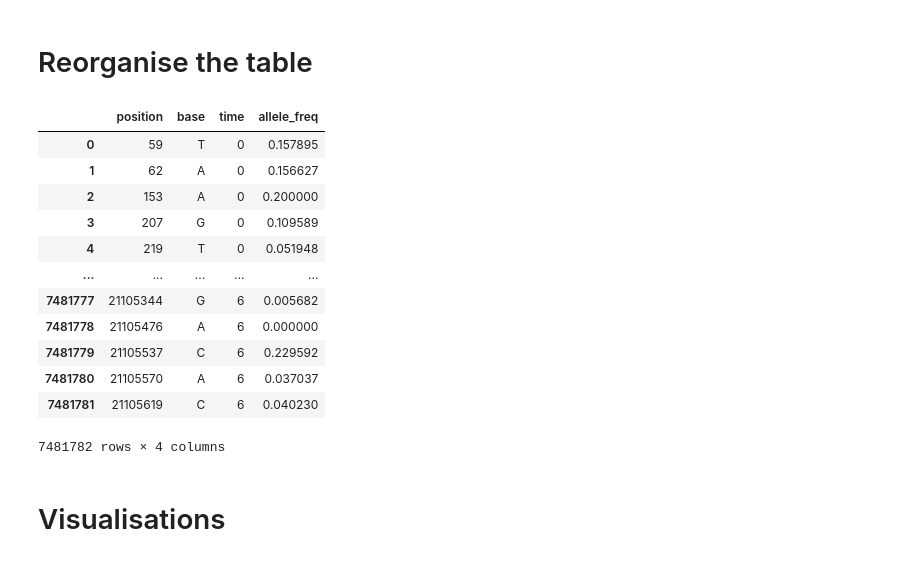
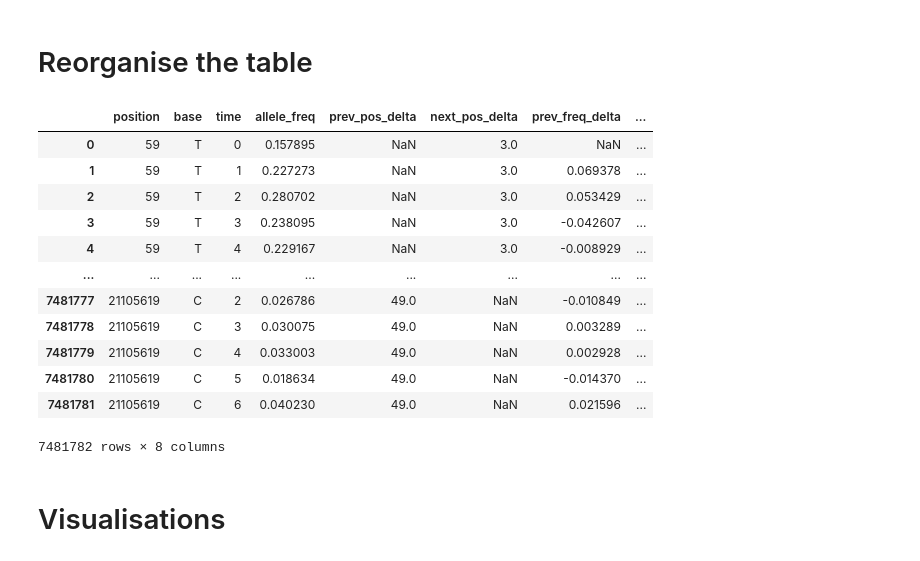
Before and after one commit to Vostanis/predicting_DFE, a Jupyter notebook: notebooks/00_explore.ipynb, the cells around one changed output. Drawn from its saved outputs; the diff is of its cells as text; code cells hidden in the pictures.

Commit message:
next/prev frequency is promising

```diff
--- a/notebooks/00_explore.ipynb
+++ b/notebooks/00_explore.ipynb
@@ -121,46 +121,59 @@ time_columns = [
     'Dsim_Fl_Base_1',
     'Dsim_Fl_Hot_F10_1',
     'Dsim_Fl_Hot_F20_1',
     'Dsim_Fl_Hot_F30_1',
     'Dsim_Fl_Hot_F40_1',
     'Dsim_Fl_Hot_F50_1',
     'Dsim_Fl_Hot_F60_1'
 ]
 
 # Pivot the raw data
 df = raw.melt(
     id_vars=['chromosome', 'position', 'base'],
     value_vars=time_columns,
     var_name='generation_id',
     value_name='allele_count'
 )
 
 # Pull the time & allele frequency from the original data
 df['time'] = df['generation_id'].map(times)
 df['allele_freq'] = [
     alleleFrequency(base, count)
     for base, count in zip(df['base'], df['allele_count'])
 ]
 
 # Drop waste columns
 df.drop(columns=['chromosome', 'generation_id', 'allele_count'], inplace=True)
 
+# Sort the order of the values
+df = df.sort_values(by=['position', 'base', 'time']).reset_index(drop=True)
+
+# Position deltas
+unique_positions = df[['position']].drop_duplicates().sort_values('position')
+unique_positions['prev_pos_delta'] = unique_positions['position'].diff()
+unique_positions['next_pos_delta'] = unique_positions['position'].shift(-1) - unique_positions['position']
+df = df.merge(unique_positions, on='position', how='left')
+
+# Allele frequency deltas
+df['prev_freq_delta'] = df.groupby(['position', 'base'])['allele_freq'].diff()
+df['next_freq_delta'] = df.groupby(['position', 'base'])['allele_freq'].shift(-1) - df['allele_freq']
+
 # Bingo
 df
 # %% [output]
-|  | position | base | time | allele_freq |
-| 0 | 59 | T | 0 | 0.157895 |
-| 1 | 62 | A | 0 | 0.156627 |
-| 2 | 153 | A | 0 | 0.200000 |
-| 3 | 207 | G | 0 | 0.109589 |
-| 4 | 219 | T | 0 | 0.051948 |
-| ... | ... | ... | ... | ... |
-| 7481777 | 21105344 | G | 6 | 0.005682 |
-| 7481778 | 21105476 | A | 6 | 0.000000 |
-| 7481779 | 21105537 | C | 6 | 0.229592 |
-| 7481780 | 21105570 | A | 6 | 0.037037 |
-| 7481781 | 21105619 | C | 6 | 0.040230 |
+|  | position | base | time | allele_freq | prev_pos_delta | next_pos_delta | prev_freq_delta | ... |
+| 0 | 59 | T | 0 | 0.157895 | NaN | 3.0 | NaN | ... |
+| 1 | 59 | T | 1 | 0.227273 | NaN | 3.0 | 0.069378 | ... |
+| 2 | 59 | T | 2 | 0.280702 | NaN | 3.0 | 0.053429 | ... |
+| 3 | 59 | T | 3 | 0.238095 | NaN | 3.0 | -0.042607 | ... |
+| 4 | 59 | T | 4 | 0.229167 | NaN | 3.0 | -0.008929 | ... |
+| ... | ... | ... | ... | ... | ... | ... | ... | ... |
+| 7481777 | 21105619 | C | 2 | 0.026786 | 49.0 | NaN | -0.010849 | ... |
+| 7481778 | 21105619 | C | 3 | 0.030075 | 49.0 | NaN | 0.003289 | ... |
+| 7481779 | 21105619 | C | 4 | 0.033003 | 49.0 | NaN | 0.002928 | ... |
+| 7481780 | 21105619 | C | 5 | 0.018634 | 49.0 | NaN | -0.014370 | ... |
+| 7481781 | 21105619 | C | 6 | 0.040230 | 49.0 | NaN | 0.021596 | ... |
-7481782 rows × 4 columns
+7481782 rows × 8 columns
 # %% [markdown]
 # Visualisations
 # %%
```
Also changed, not shown: parts of 13 cells of this notebook.
